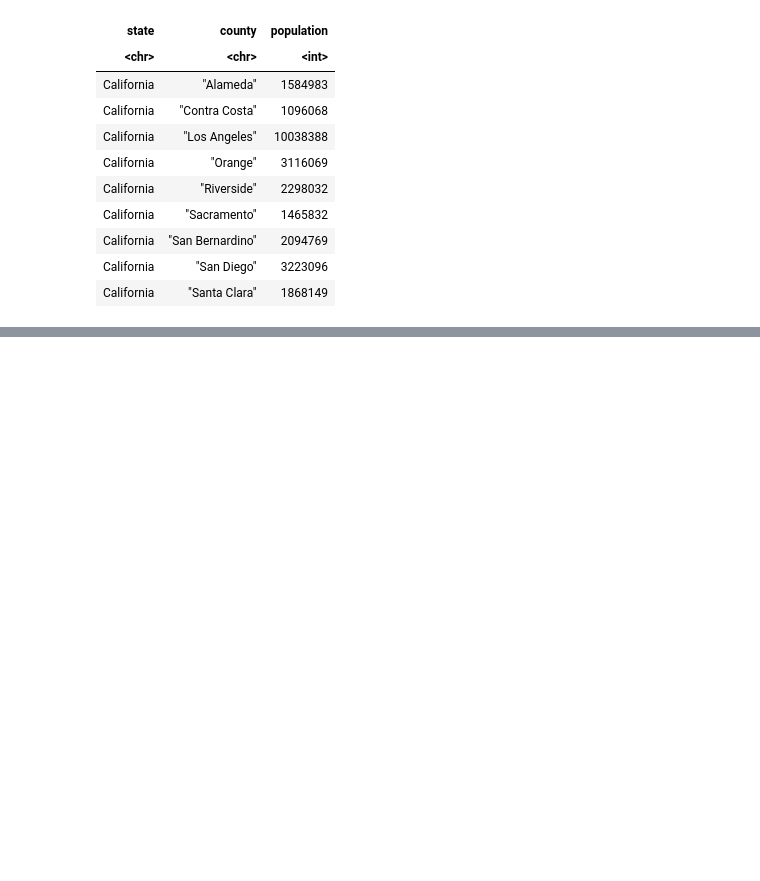
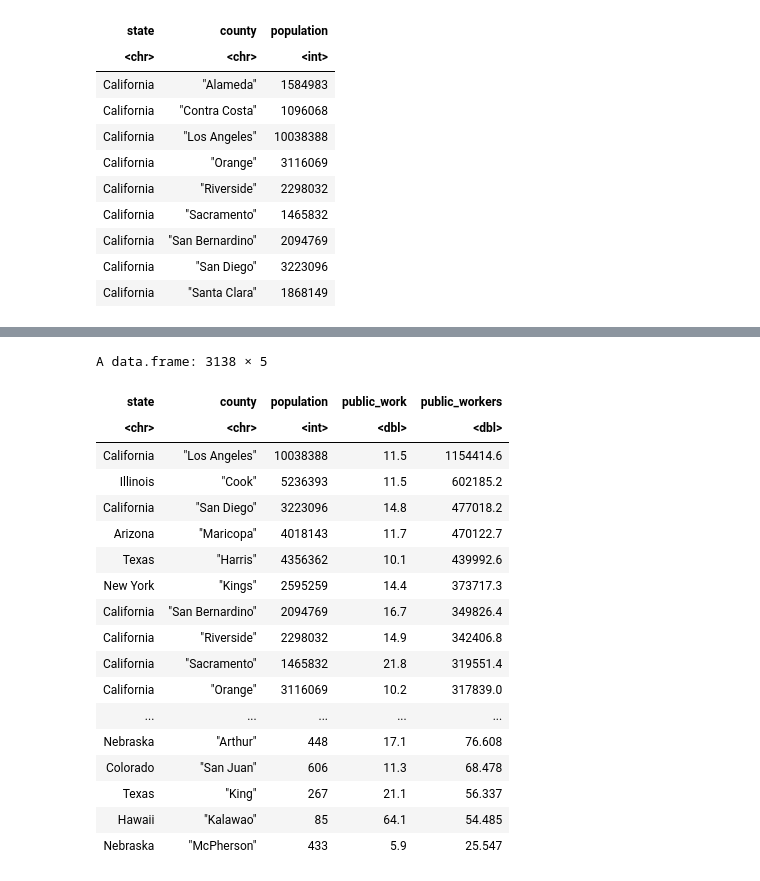
Before and after one commit to AI-MOO/Data_Scientist_with_R, a Jupyter notebook: 04_Data_Manipulation_with_dplyr/01_Transforming_Data_with_dplyr.ipynb, the cells around one changed output, grey strips where cells are left out. Cells and saved outputs as stored; diff of their text form; code cells hidden in the pictures; blank space fills up the shorter version.

```diff
--- a/04_Data_Manipulation_with_dplyr/01_Transforming_Data_with_dplyr.ipynb
+++ b/04_Data_Manipulation_with_dplyr/01_Transforming_Data_with_dplyr.ipynb
@@ -122,0 +162,28 @@ A data.frame: 9 × 3
+# %%
+counties_selected <- counties %>%
+  select(state, county, population, public_work)
+
+counties_selected %>%
+  mutate(public_workers = public_work * population / 100) %>%
+  # Sort in descending order of the public_workers column
+  arrange(desc(public_workers))
+# %% [output]
+A data.frame: 3138 × 5
+| state | county | population | public_work | public_workers |
+| <chr> | <chr> | <int> | <dbl> | <dbl> |
+| California | "Los Angeles" | 10038388 | 11.5 | 1154414.6 |
+| Illinois | "Cook" | 5236393 | 11.5 | 602185.2 |
+| California | "San Diego" | 3223096 | 14.8 | 477018.2 |
+| Arizona | "Maricopa" | 4018143 | 11.7 | 470122.7 |
+| Texas | "Harris" | 4356362 | 10.1 | 439992.6 |
+| New York | "Kings" | 2595259 | 14.4 | 373717.3 |
+| California | "San Bernardino" | 2094769 | 16.7 | 349826.4 |
+| California | "Riverside" | 2298032 | 14.9 | 342406.8 |
+| California | "Sacramento" | 1465832 | 21.8 | 319551.4 |
+| California | "Orange" | 3116069 | 10.2 | 317839.0 |
+| ... | ... | ... | ... | ... |
+| Nebraska | "Arthur" | 448 | 17.1 | 76.608 |
+| Colorado | "San Juan" | 606 | 11.3 | 68.478 |
+| Texas | "King" | 267 | 21.1 | 56.337 |
+| Hawaii | "Kalawao" | 85 | 64.1 | 54.485 |
+| Nebraska | "McPherson" | 433 | 5.9 | 25.547 |
```
Also changed, not shown: parts of 10 cells of this notebook.
